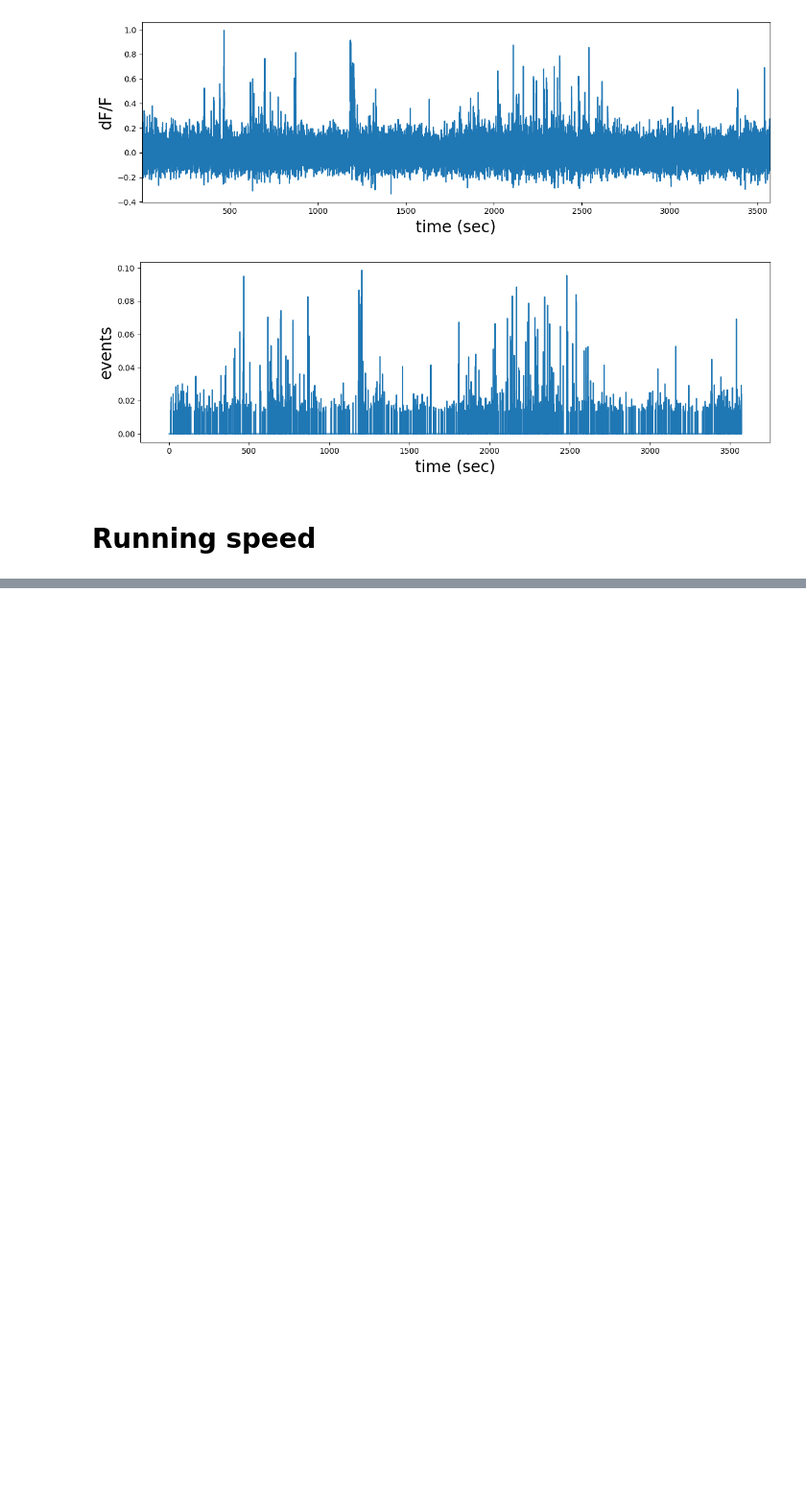
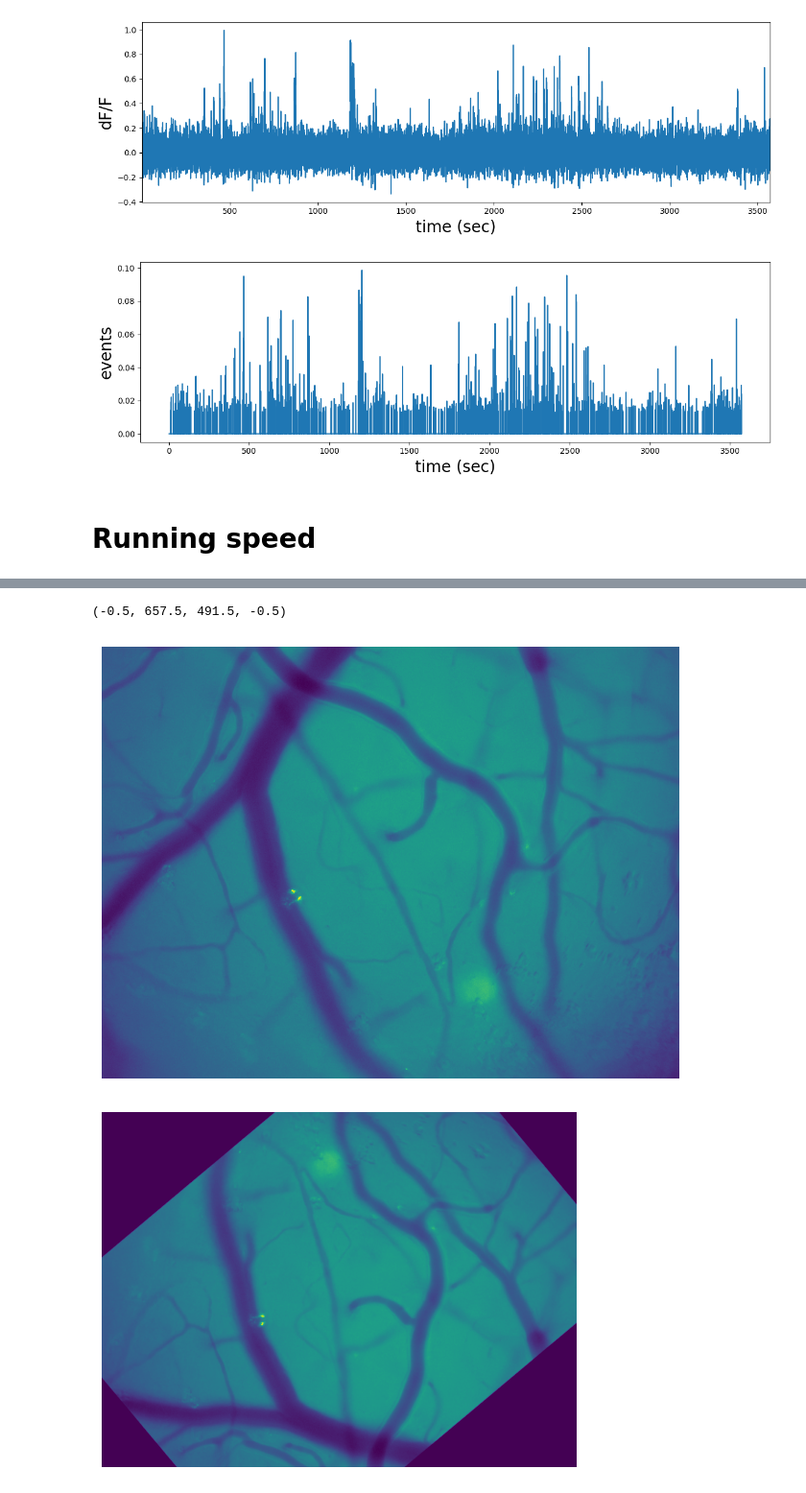
Before and after one commit to AllenInstitute/allen_v1dd, a Jupyter notebook: example_notebooks/01_load-data.ipynb, the cells around one changed output, grey strips where cells are left out. Shown at 96% size. Cells and saved outputs as stored; diff of their text form; code cells hidden in the pictures; blank space fills up the shorter version.

```diff
--- a/example_notebooks/01_load-data.ipynb
+++ b/example_notebooks/01_load-data.ipynb
@@ -423,0 +417,11 @@ Text(0, 0.5, 'Running speed (cm/s)')
+# %%
+plt.imshow(sess.get_vasculature_map(type="wf", is_standard=False))
+plt.axis("off")
+plt.tight_layout()
+plt.figure()
+plt.imshow(sess.get_vasculature_map(type="wf", is_standard=True))
+plt.axis("off")
+# %% [output]
+(-0.5, 657.5, 491.5, -0.5)
+[figure, added]
+[figure, added]
```
Also changed, not shown: parts of 6 cells of this notebook, 22 other files.
